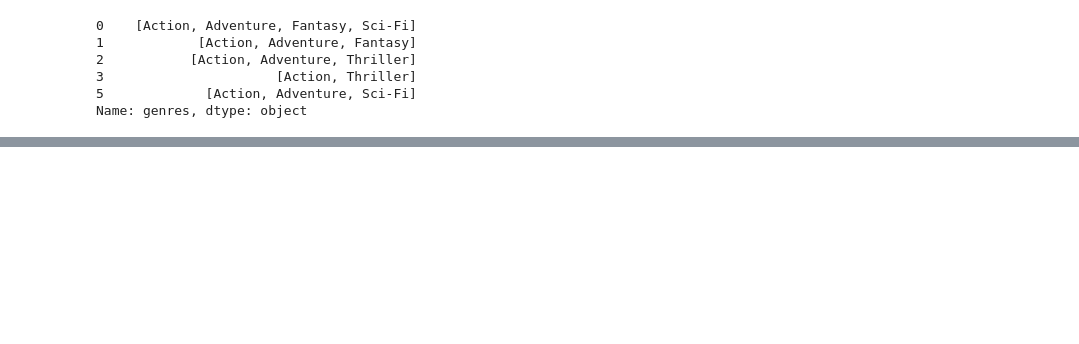
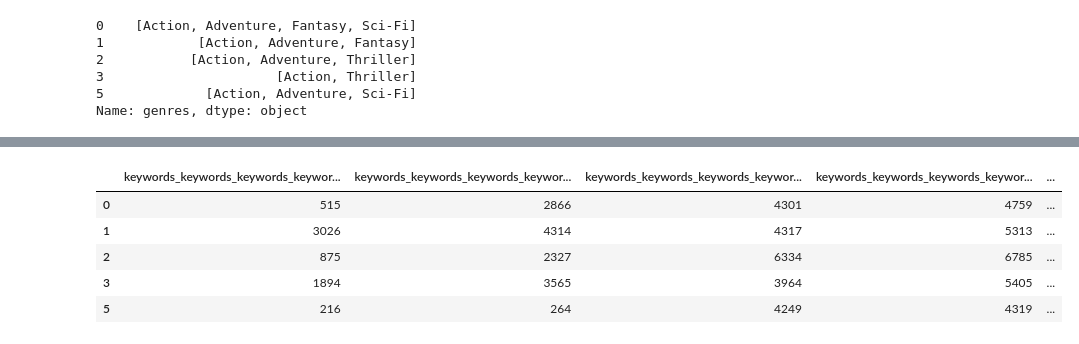
Before and after one commit to dcandrade/movie-data-mining, a Jupyter notebook: preprocessing/Preprocessing.ipynb, the cells around one changed output, grey strips where cells are left out. Saved outputs shown, nothing was run; the diff lists cells and outputs as text; code cells hidden in the pictures; blank space fills up the shorter version.

```diff
--- a/preprocessing/Preprocessing.ipynb
+++ b/preprocessing/Preprocessing.ipynb
@@ -195,0 +226,20 @@ categorical_df.head()
+# %%
+# Quebrando o array em colunas
+keywords = keywords.apply(pd.Series)
+keywords.rename(lambda x: 'keywords_{}'.format(x), axis='columns', inplace=True)
+keywords = keywords.astype(str) # nan is the value for missing
+# %%
+#Convertendo as categorias para inteiros
+all_keywords = set()
+keywords.applymap(lambda x: all_keywords.add(x))
+keywords_encoder = LabelEncoder()
+keywords_encoder.fit(list(all_keywords))
+keywords = keywords.apply(keywords_encoder.transform)
+keywords.head()
+# %% [output]
+|  | keywords_keywords_keywords_keywor... | keywords_keywords_keywords_keywor... | keywords_keywords_keywords_keywor... | keywords_keywords_keywords_keywor... | ... |
+| 0 | 515 | 2866 | 4301 | 4759 | ... |
+| 1 | 3026 | 4314 | 4317 | 5313 | ... |
+| 2 | 875 | 2327 | 6334 | 6785 | ... |
+| 3 | 1894 | 3565 | 3964 | 5405 | ... |
+| 5 | 216 | 264 | 4249 | 4319 | ... |
```
Also changed, not shown: parts of 13 cells of this notebook.
